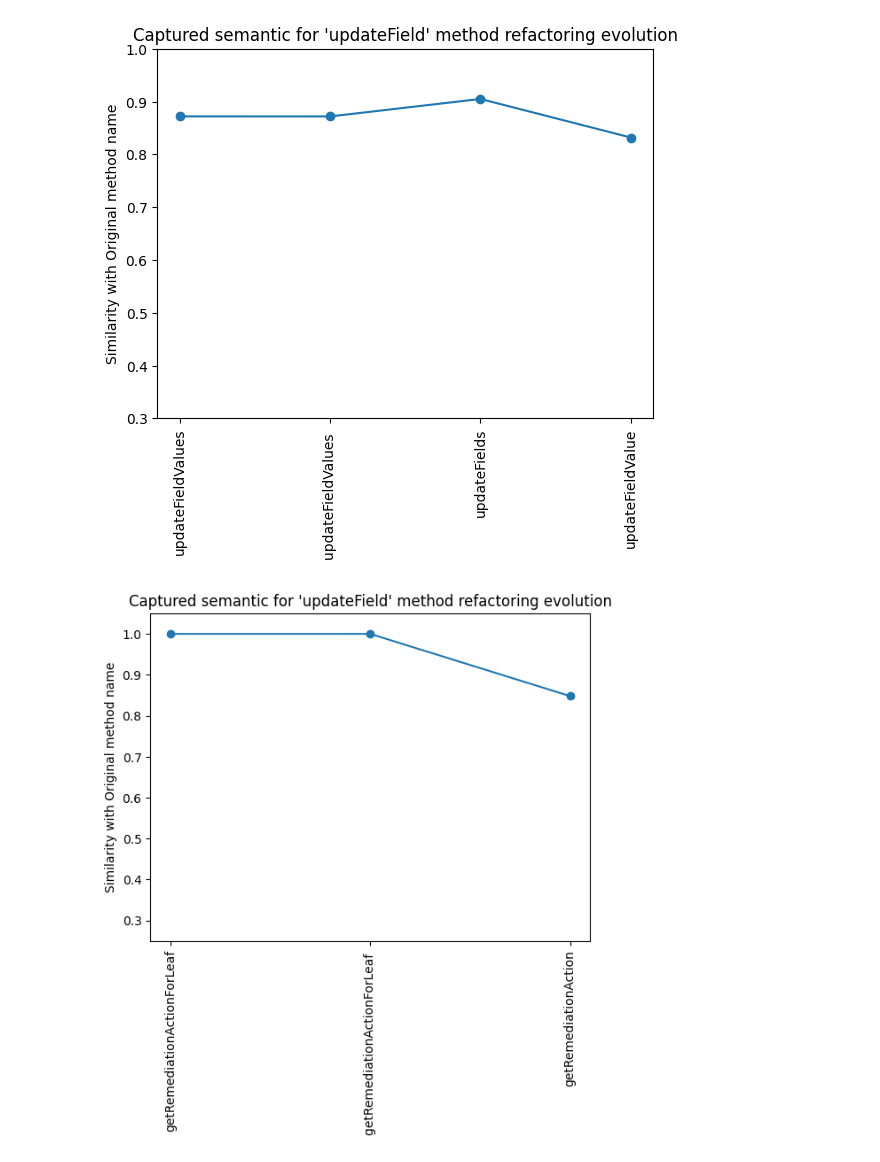
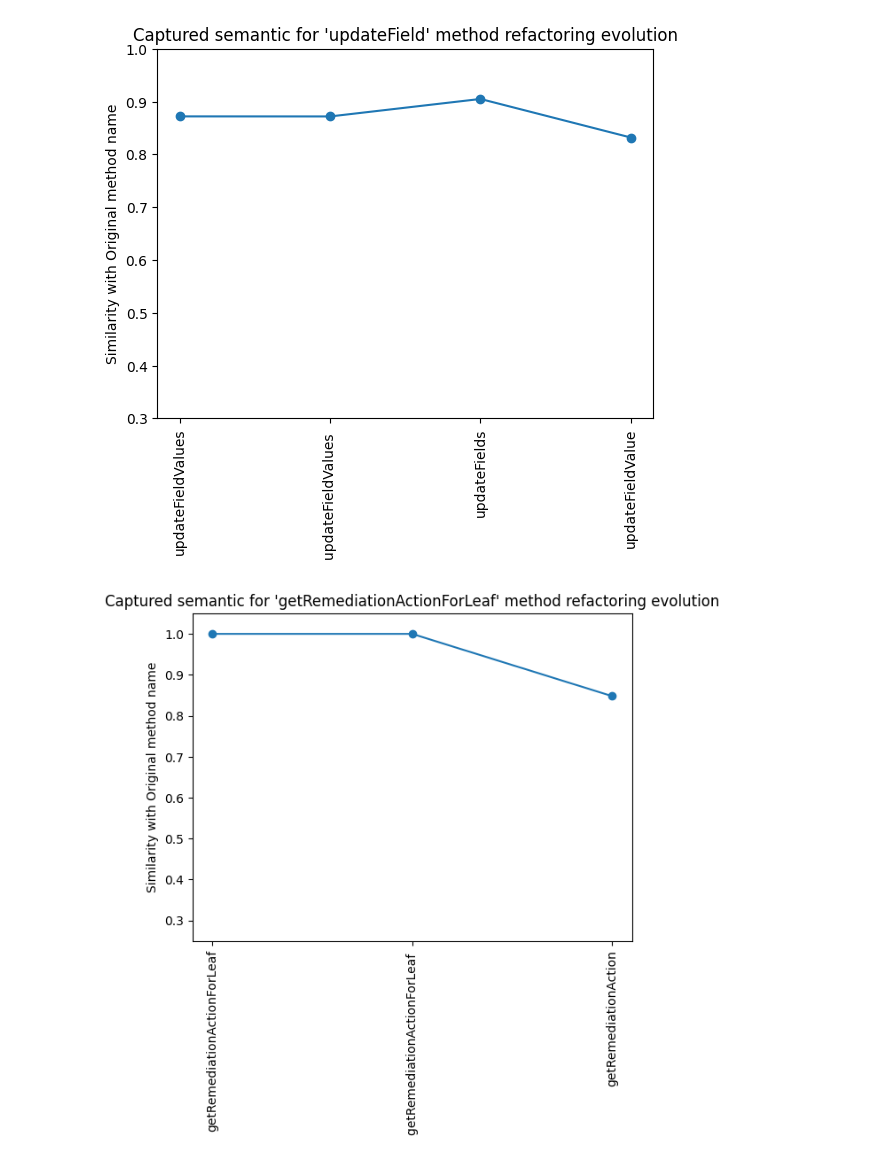
Before and after one commit to jcrecio/auto-names, a Jupyter notebook: calculate_metrics.ipynb, the cells around one changed output. Cells and saved outputs as stored; diff of their text form; code cells hidden in the pictures.

Commit message:
Update graph

```diff
--- a/calculate_metrics.ipynb
+++ b/calculate_metrics.ipynb
@@ -173,15 +173,15 @@ plt.show()
 # %%
 methods = ['getRemediationActionForLeaf', 'getRemediationActionForLeaf ', 'getRemediationAction']
 similarity_values = [1, 1, 0.848]
 
 plt.plot(methods, similarity_values, marker='o')
 
 plt.ylabel('Similarity with Original method name')
-plt.title('Captured semantic for \'updateField\' method refactoring evolution')
+plt.title('Captured semantic for \'getRemediationActionForLeaf\' method refactoring evolution')
 plt.ylim(0.25, 1.05)
 
 plt.xticks(rotation='vertical')
 
 plt.show()
 # %% [output]
-[figure, old version]
+[figure, new version]
```
Also changed, not shown: 1 other file.
